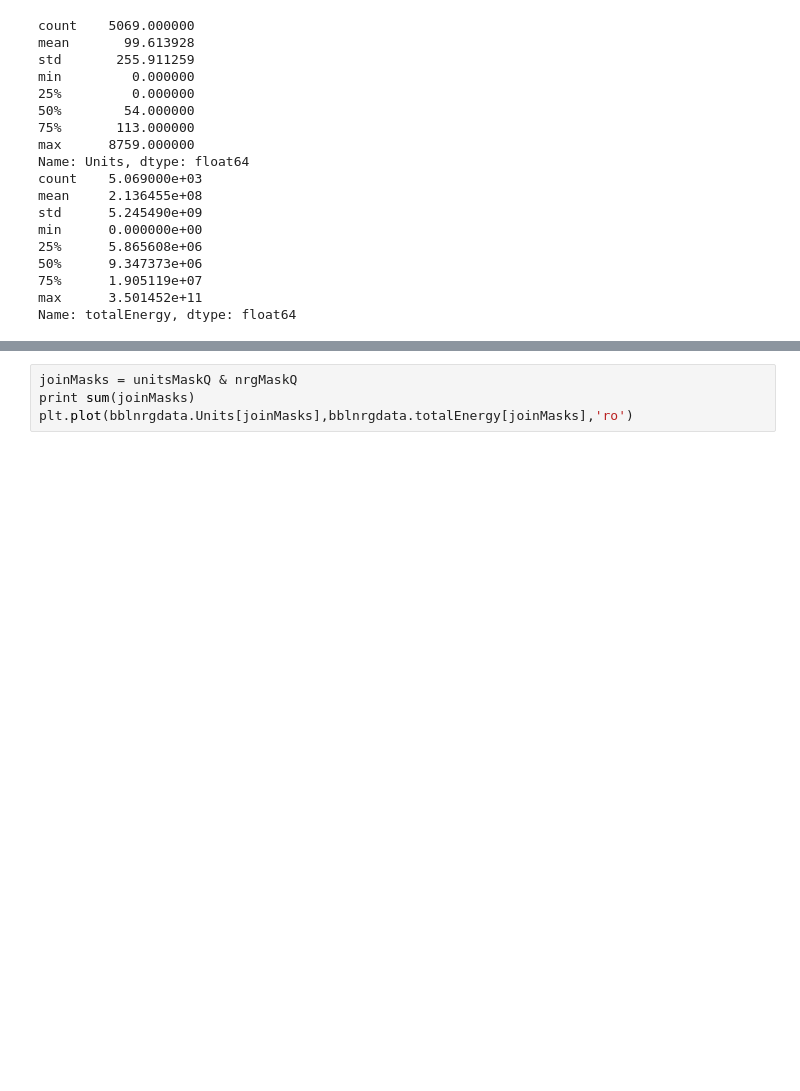
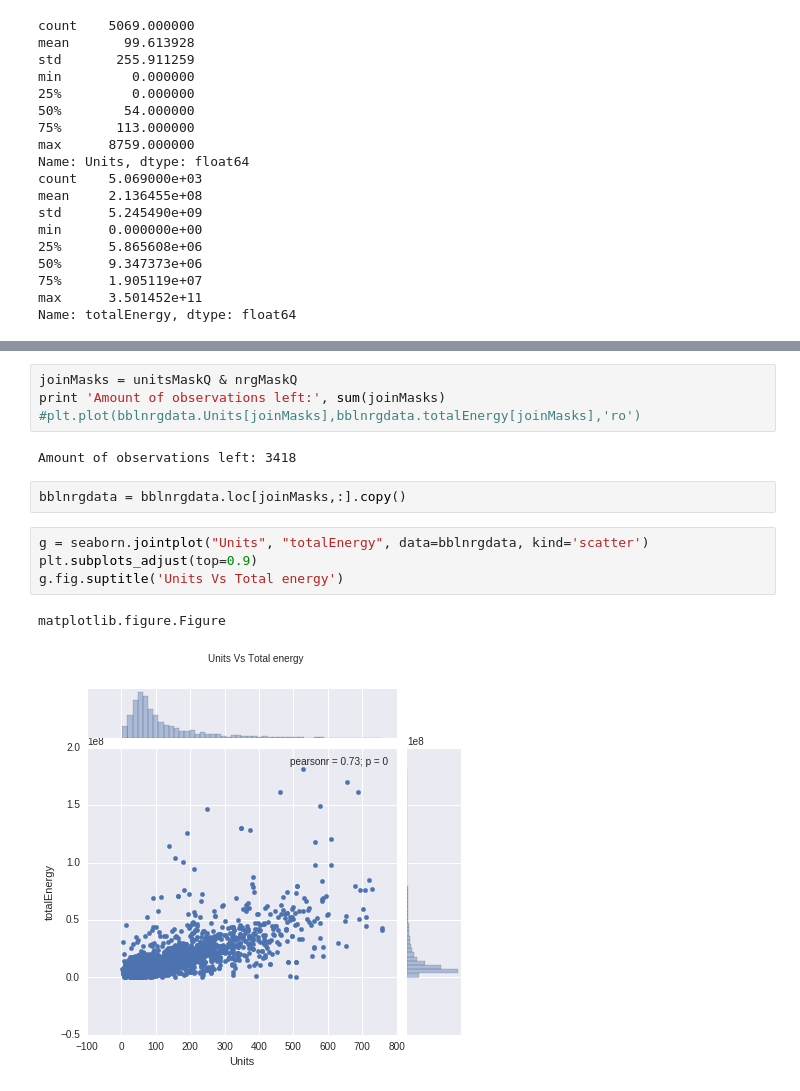
Before and after one commit to alephcero/PUI2016_fdg224, a Jupyter notebook: HW6_fdg224/HW6_1_fdg224.ipynb, the cells around one changed output, grey strips where cells are left out. Saved outputs shown, nothing was run; the diff lists cells and outputs as text; blank space fills up the shorter version.

```diff
--- a/HW6_fdg224/HW6_1_fdg224.ipynb
+++ b/HW6_fdg224/HW6_1_fdg224.ipynb
@@ -220,4 +278,15 @@ print bblnrgdata.totalEnergy[nrgMaskQ].describe()
 # %%
 joinMasks = unitsMaskQ & nrgMaskQ
-print sum(joinMasks)
-plt.plot(bblnrgdata.Units[joinMasks],bblnrgdata.totalEnergy[joinMasks],'ro')
+print 'Amount of observations left:', sum(joinMasks)
+#plt.plot(bblnrgdata.Units[joinMasks],bblnrgdata.totalEnergy[joinMasks],'ro')
+# %% [output]
+Amount of observations left: 3418
+# %%
+bblnrgdata = bblnrgdata.loc[joinMasks,:].copy()
+# %%
+g = seaborn.jointplot("Units", "totalEnergy", data=bblnrgdata, kind='scatter')
+plt.subplots_adjust(top=0.9)
+g.fig.suptitle('Units Vs Total energy')
+# %% [output]
+matplotlib.figure.Figure
+[figure, added]
```
Also changed, not shown: parts of 40 cells of this notebook.
